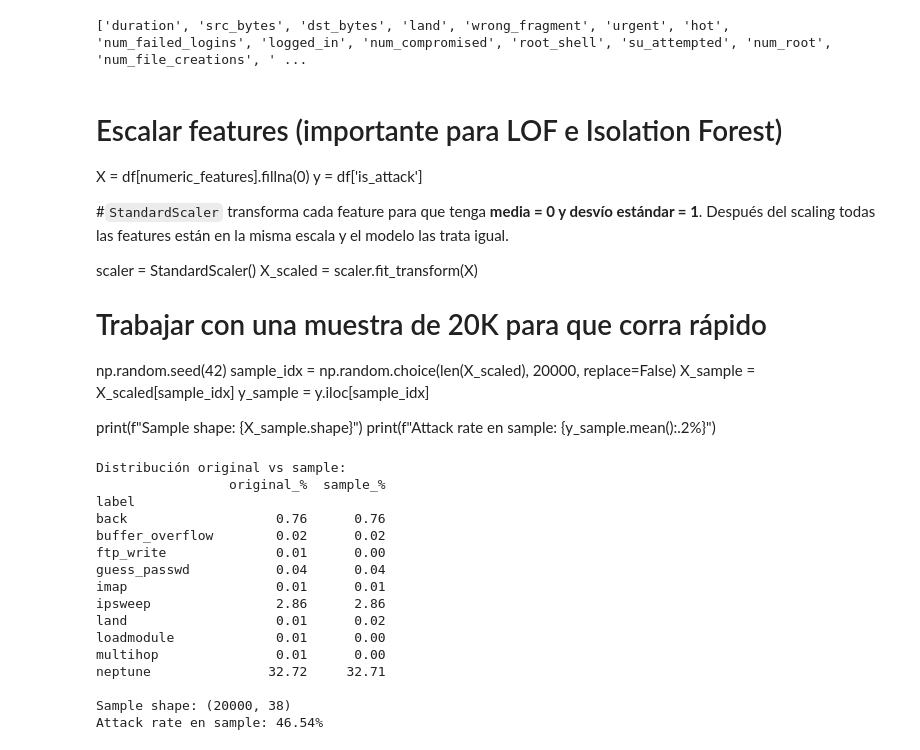
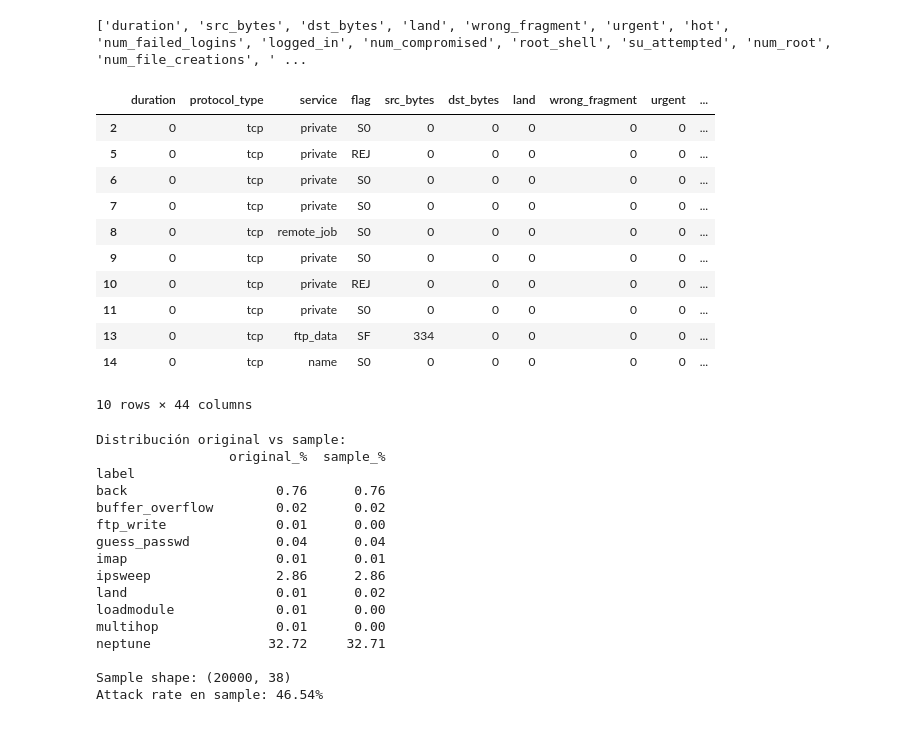
Before and after one commit to sanmope/detection-engineering-prep, a Jupyter notebook: anomaly_detection.ipynb, the cells around one changed output. Cells and saved outputs as stored; diff of their text form; code cells hidden in the pictures.

```diff
--- a/anomaly_detection.ipynb
+++ b/anomaly_detection.ipynb
@@ -89,24 +89,21 @@ Features seleccionadas: 38
 print(numeric_features)
 # %% [output]
 ['duration', 'src_bytes', 'dst_bytes', 'land', 'wrong_fragment', 'urgent', 'hot', 'num_failed_logins', 'logged_in', 'num_compromised', 'root_shell', 'su_attempted', 'num_root', 'num_file_creations', ' ...
-# %% [markdown]
-# Escalar features (importante para LOF e Isolation Forest)
-X = df[numeric_features].fillna(0)
-y = df['is_attack']
-
-#`StandardScaler` transforma cada feature para que tenga **media = 0 y desvío estándar = 1**. Después del scaling todas las features están en la misma escala y el modelo las trata igual.
-
-scaler = StandardScaler()
-X_scaled = scaler.fit_transform(X)
-
-# Trabajar con una muestra de 20K para que corra rápido
-np.random.seed(42)
-sample_idx = np.random.choice(len(X_scaled), 20000, replace=False)
-X_sample = X_scaled[sample_idx]
-y_sample = y.iloc[sample_idx]
-
-print(f"Sample shape: {X_sample.shape}")
-print(f"Attack rate en sample: {y_sample.mean():.2%}")
+# %%
+df[df['is_attack'] == 1].head(10)
+# %% [output]
+|  | duration | protocol_type | service | flag | src_bytes | dst_bytes | land | wrong_fragment | urgent | ... |
+| 2 | 0 | tcp | private | S0 | 0 | 0 | 0 | 0 | 0 | ... |
+| 5 | 0 | tcp | private | REJ | 0 | 0 | 0 | 0 | 0 | ... |
+| 6 | 0 | tcp | private | S0 | 0 | 0 | 0 | 0 | 0 | ... |
+| 7 | 0 | tcp | private | S0 | 0 | 0 | 0 | 0 | 0 | ... |
+| 8 | 0 | tcp | remote_job | S0 | 0 | 0 | 0 | 0 | 0 | ... |
+| 9 | 0 | tcp | private | S0 | 0 | 0 | 0 | 0 | 0 | ... |
+| 10 | 0 | tcp | private | REJ | 0 | 0 | 0 | 0 | 0 | ... |
+| 11 | 0 | tcp | private | S0 | 0 | 0 | 0 | 0 | 0 | ... |
+| 13 | 0 | tcp | ftp_data | SF | 334 | 0 | 0 | 0 | 0 | ... |
+| 14 | 0 | tcp | name | S0 | 0 | 0 | 0 | 0 | 0 | ... |
+10 rows × 44 columns
 # %%
 from sklearn.model_selection import train_test_split
 
```
Also changed, not shown: parts of 6 cells of this notebook, 2 other files.
